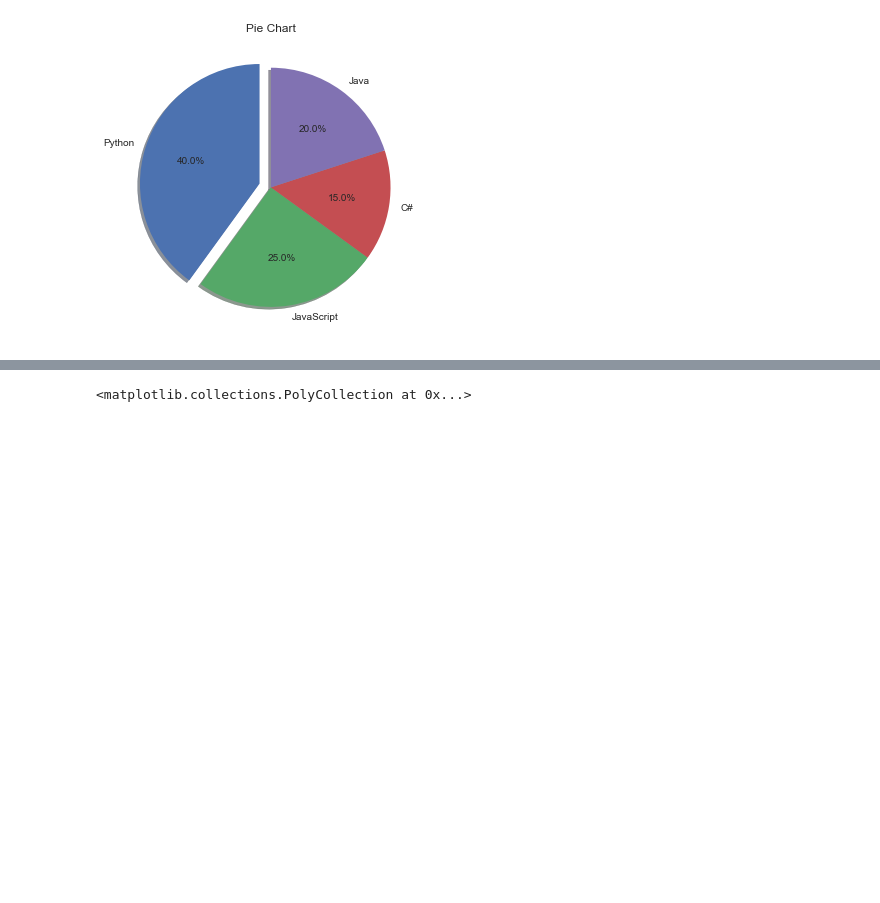
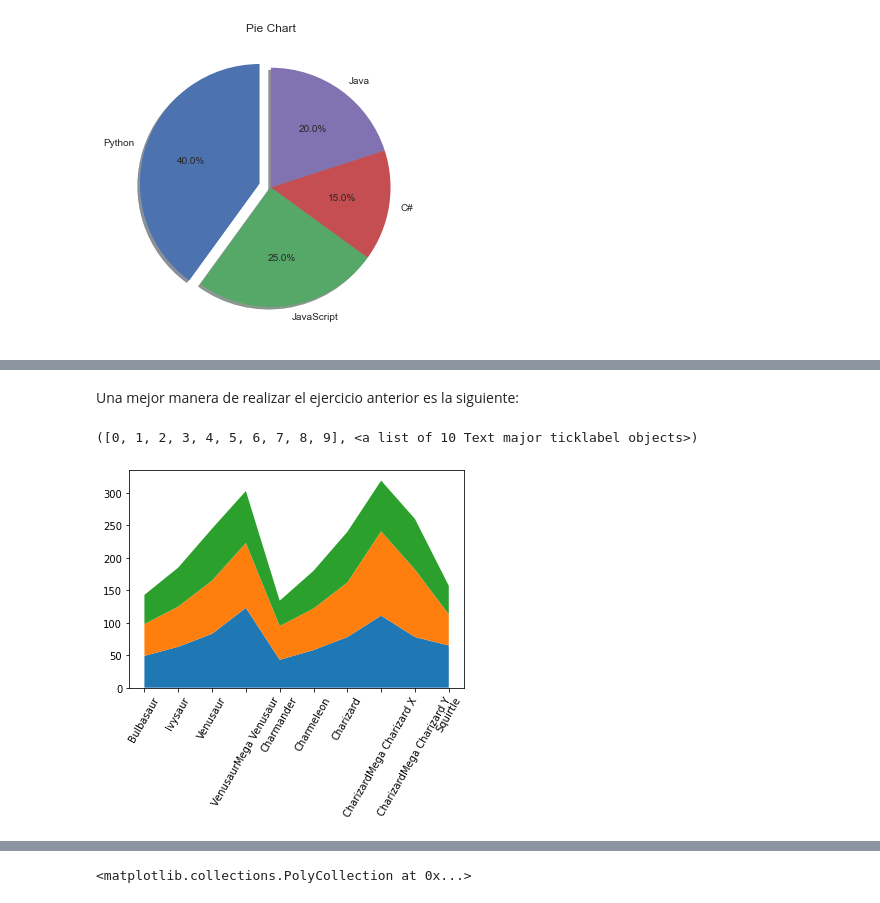
Before and after one commit to hnmelo/MujeresDigitales, a Jupyter notebook: 15)_Matplotlib.ipynb, the cells around one changed output, grey strips where cells are left out. Saved outputs shown, nothing was run; the diff lists cells and outputs as text; code cells hidden in the pictures; blank space fills up the shorter version.

```diff
--- a/15)_Matplotlib.ipynb
+++ b/15)_Matplotlib.ipynb
@@ -263,3 +285,12 @@ Text(0.5, 1.0, 'Pie Chart')
+# %% [markdown]
+Una mejor manera de realizar el ejercicio anterior es la siguiente:
+# %%
+pk_sample = pk.head(10)
+plt.stackplot(pk_sample['Name'], pk_sample['Defense'], pk_sample['Attack'], pk_sample['HP'])
+plt.xticks(rotation = 60 )
+# %% [output]
+([0, 1, 2, 3, 4, 5, 6, 7, 8, 9], <a list of 10 Text major ticklabel objects>)
+[figure, added]
 # %%
 minutes = np.arange(0,10)
 p1 = np.random.randint(1,7, size=(1,10))[0]
```
Also changed, not shown: parts of 9 cells of this notebook.
